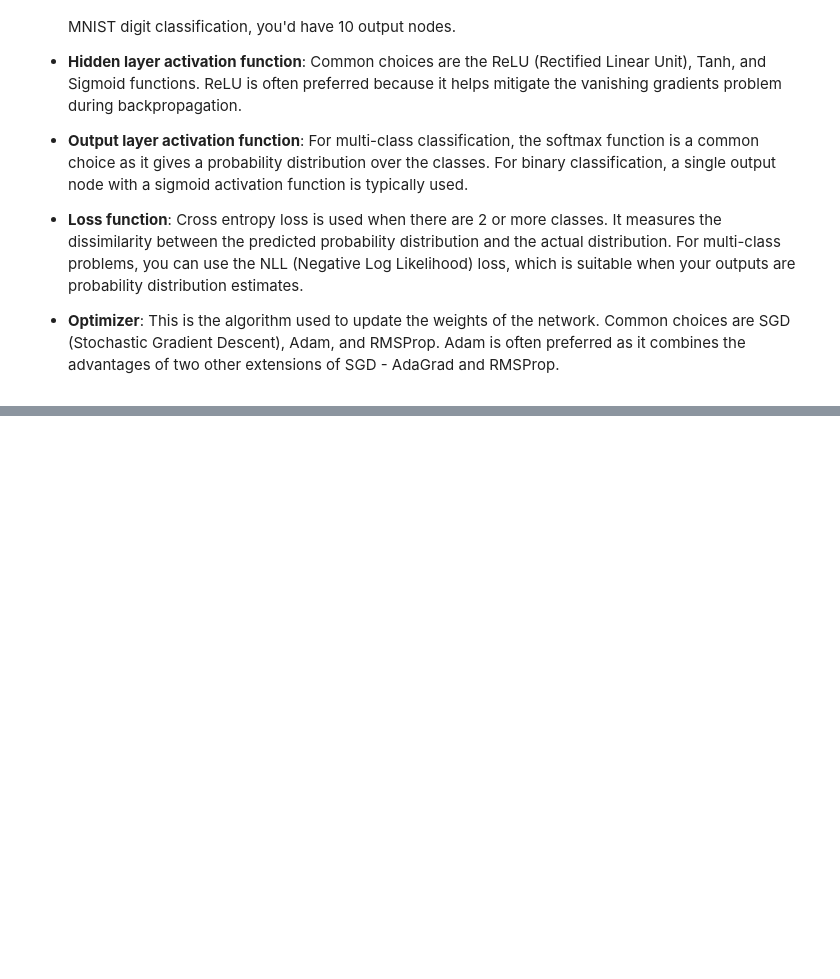
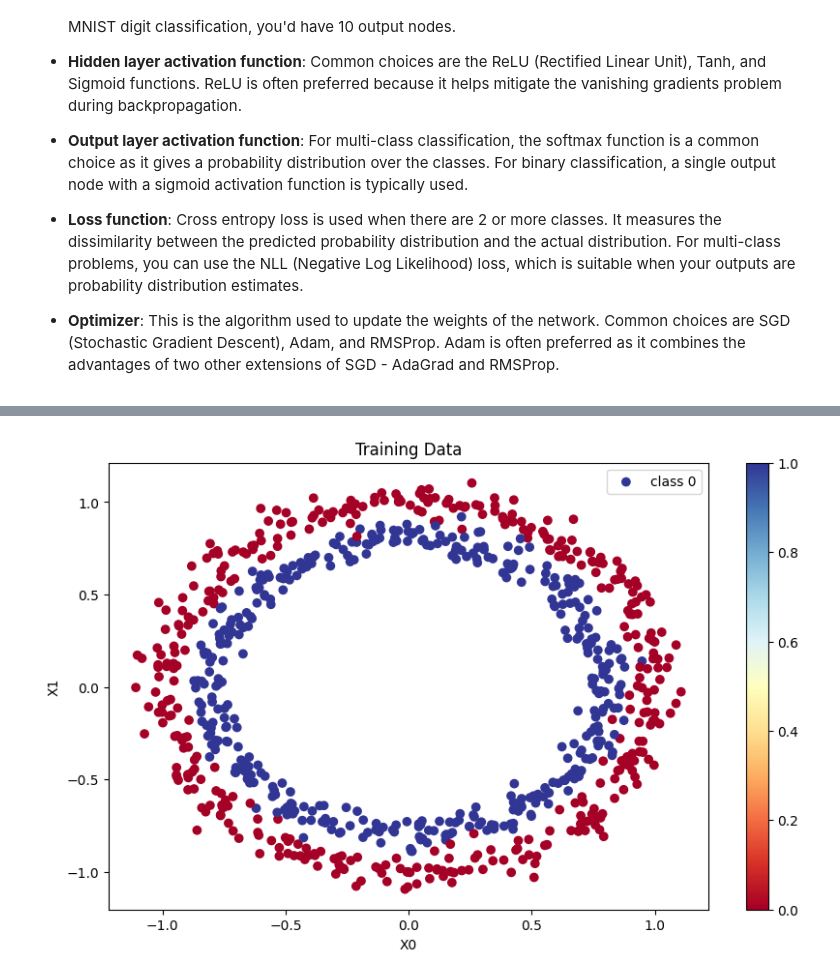
Before and after one commit to Sanjit10/Learning_pyTorch, a Jupyter notebook: tf-knugs/classification.ipynb, the cells around one changed output, grey strips where cells are left out. Cells and saved outputs as stored; diff of their text form; code cells hidden in the pictures; blank space fills up the shorter version.

```diff
--- a/tf-knugs/classification.ipynb
+++ b/tf-knugs/classification.ipynb
@@ -30,0 +217,5 @@ import sklearn
+# %%
+
+plot_scatter(X_train, y_train, title='Training Data')
+# %% [output]
+[figure, added]
```
Also changed, not shown: parts of 43 cells of this notebook, 3 other files.
